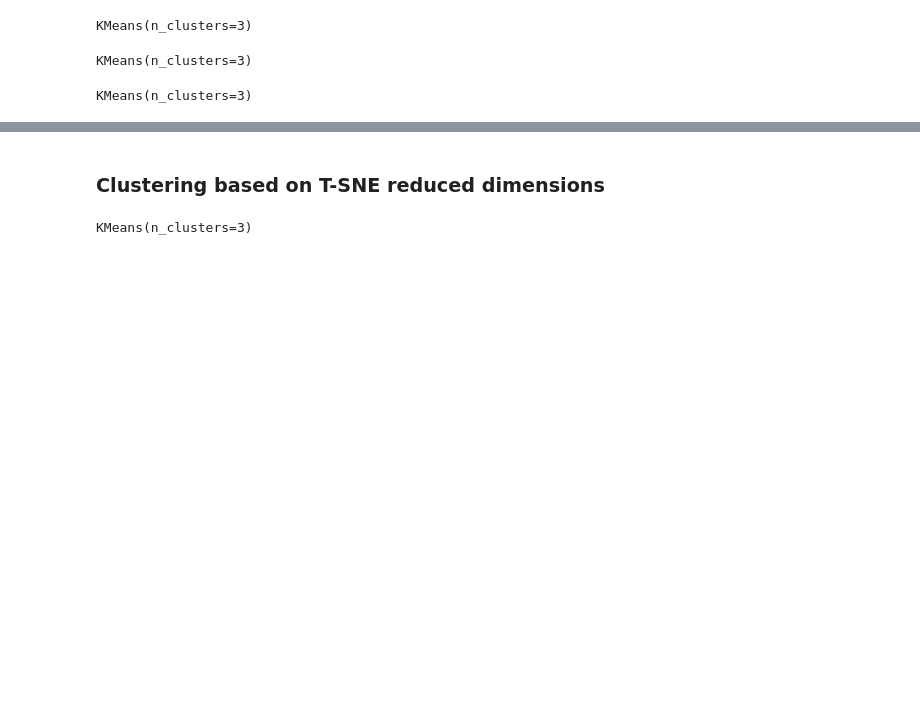
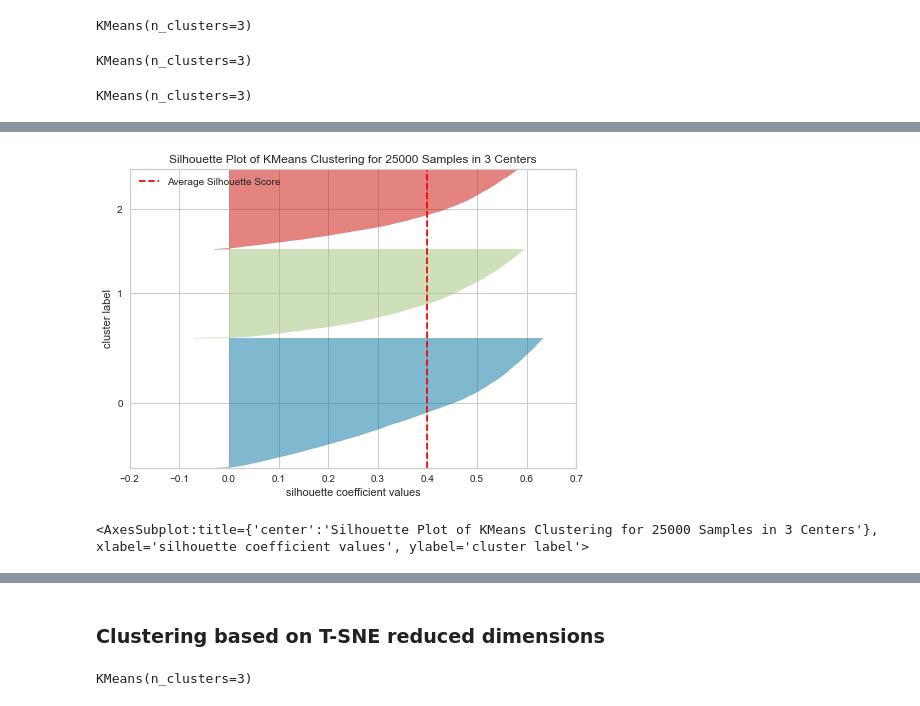
Before and after one commit to tsj1992/MScDM2020, a Jupyter notebook: Clustering_and_Visualizing_High_Dimensional_Data.ipynb, the cells around one changed output, grey strips where cells are left out. Saved outputs shown, nothing was run; the diff lists cells and outputs as text; code cells hidden in the pictures; blank space fills up the shorter version.

```diff
--- a/Clustering_and_Visualizing_High_Dimensional_Data.ipynb
+++ b/Clustering_and_Visualizing_High_Dimensional_Data.ipynb
@@ -238,0 +252,9 @@ clusters_PCA_3d = kmeans_PCA_3d.predict(PCs_3d)
+# %%
+PCs_2d_vis = PCs_2d.copy()
+# %%
+visualizer_PCA_2d = SilhouetteVisualizer(kmeans_PCA_2d, colors='yellowbrick')
+visualizer_PCA_2d.fit(PCs_2d_vis)        # Fit the data to the visualizer
+visualizer_PCA_2d.show()
+# %% [output]
+[figure, added]
+<AxesSubplot:title={'center':'Silhouette Plot of KMeans Clustering for 25000 Samples in 3 Centers'}, xlabel='silhouette coefficient values', ylabel='cluster label'>
```
Also changed, not shown: parts of 49 cells of this notebook, 13 other files.
